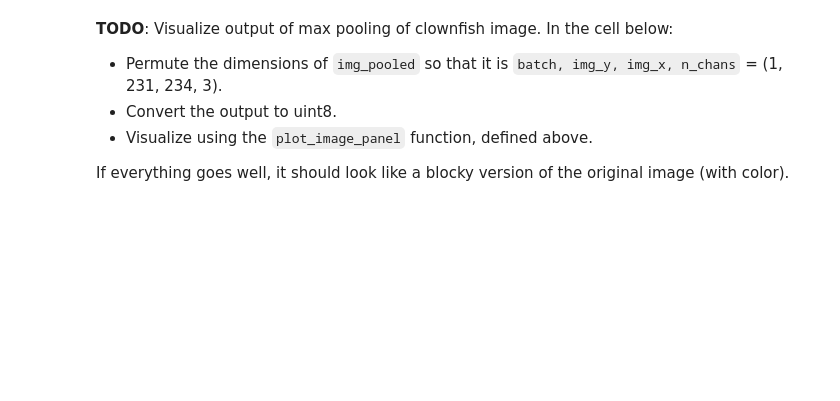
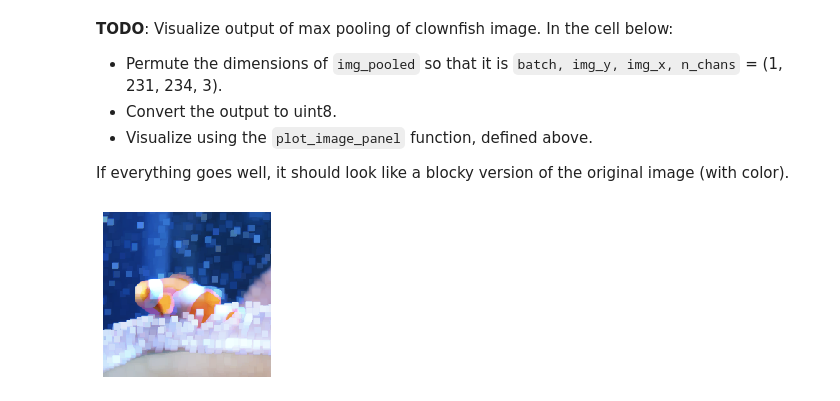
Before and after one commit to ejseal21/NeuralNetworks, a Jupyter notebook: project3/convolution_and_pooling.ipynb, the cells around one changed output. Drawn from its saved outputs; the diff is of its cells as text; code cells hidden in the pictures; blank space fills up the shorter version.

```diff
--- a/project3/convolution_and_pooling.ipynb
+++ b/project3/convolution_and_pooling.ipynb
@@ -601,3 +641,9 @@ print(f'Pooled image shape is {img_pooled.shape} and it should be (1, 3, 231, 23
 - Visualize using the `plot_image_panel` function, defined above.
 
 If everything goes well, it should look like a blocky version of the original image (with color).
+# %%
+img_pooled = np.transpose(img_pooled, (0, 2, 3, 1))
+img_pooled = img_pooled.astype(np.uint8)
+plot_image_panel(img_pooled)
+# %% [output]
+[figure, added]
```
Also changed, not shown: parts of 9 cells of this notebook.
